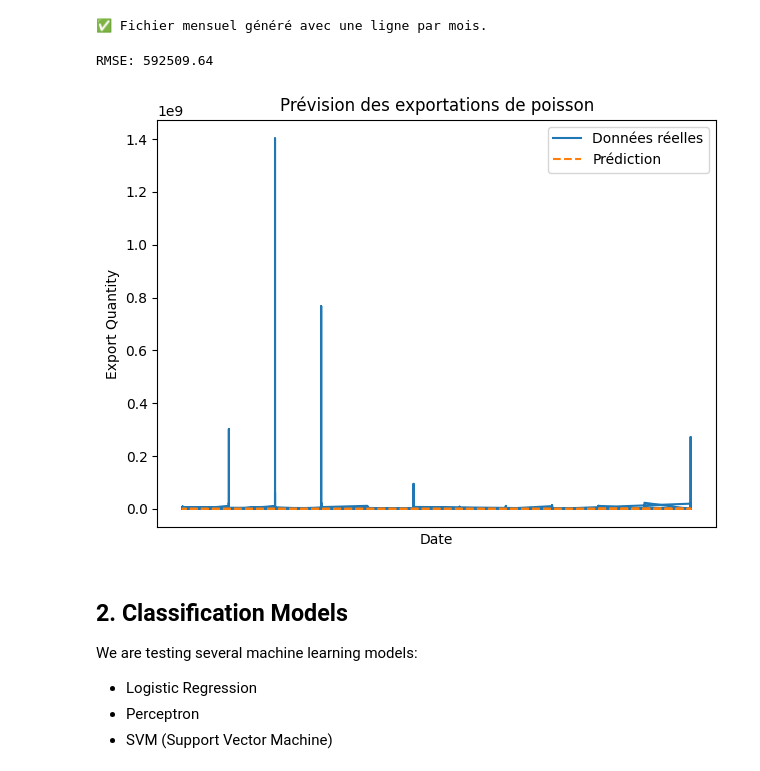
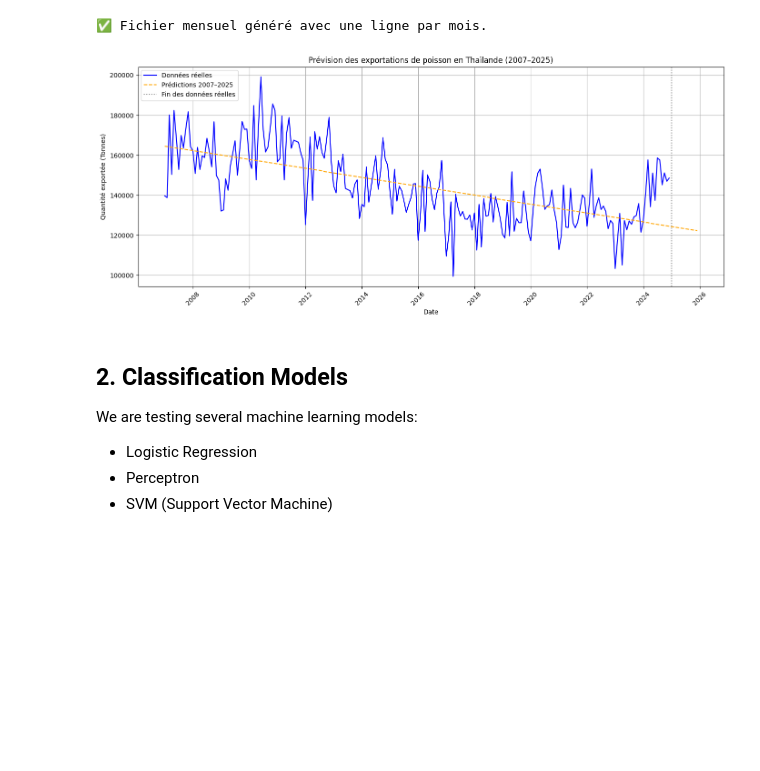
Before and after one commit to Samuel-JULLY/KMUTNB_internship, a Jupyter notebook: Projet.ipynb, the cells around one changed output. Cells and saved outputs as stored; diff of their text form; code cells hidden in the pictures; blank space fills up the shorter version.

Commit message:
Test with Cath dataset

```diff
--- a/Projet.ipynb
+++ b/Projet.ipynb
@@ -120,50 +127,50 @@ print("✅ Fichier mensuel généré avec une ligne par mois.")
 # %%
 import pandas as pd
 from sklearn.linear_model import LinearRegression
 import matplotlib.pyplot as plt
-from sklearn.model_selection import train_test_split
-from sklearn.metrics import mean_squared_error
 import numpy as np
 
 # Charger les données
-df = pd.read_csv("RSLT/import_export_filtre.csv")
+df = pd.read_csv("DATA/Export 2007-2024.csv")
 
-# Convertir la date en valeur numérique (ex: nombre de mois écoulés)
-df['month'] = pd.to_datetime(df['month'])
-df['month_num'] = (df['month'] - df['month'].min()).dt.days // 30
+# Créer une colonne datetime à partir de Year et Month
+df['month'] = pd.to_datetime(df['Year (ค.ศ.)'].astype(str) + '-' + df['Month'].astype(str).str.zfill(2))
 
-# Définir X et y
+# Trier les données par date
+df = df.sort_values('month')
+
+# Créer une variable temporelle numérique
+df['month_num'] = (df['month'] - df['month'].min()) // pd.Timedelta('30D')
+
+# Entraînement sur toutes les données disponibles
 X = df[['month_num']]
-y = df['quantity']
+y = df['Grand Total Quantity (Tons)']
+model = LinearRegression()
+model.fit(X, y)
 
-# Diviser les données
-X_train, X_test, y_train, y_test = train_test_split(X, y, test_size=0.2, shuffle=False)
+# Générer des dates de 2007 à fin 2025
+all_months = pd.date_range(start=df['month'].min(), end="2025-12-01", freq='MS')
+all_month_nums = ((all_months - df['month'].min()) // pd.Timedelta('30D')).astype(int)
+X_all = pd.DataFrame({'month_num': all_month_nums})
 
-# Entraîner le modèle
-model = LinearRegression()
-model.fit(X_train, y_train)
-
-# Prédire
-y_pred = model.predict(X_test)
-
-# Évaluer
-from math import sqrt
-rmse = sqrt(mean_squared_error(y_test, y_pred))
-print(f"RMSE: {rmse:.2f}")
+# Prédictions sur toute la période
+y_all_pred = model.predict(X_all)
 
 # Affichage
-plt.plot(df['month'], y, label="Données réelles")
-plt.plot(df['month'].iloc[y_test.index], y_pred, label="Prédiction", linestyle="--")
+plt.figure(figsize=(14, 6))
+plt.plot(df['month'], y, label="Données réelles", color='blue')
+plt.plot(all_months, y_all_pred, label="Prédictions 2007–2025", linestyle="--", color='orange')
+plt.axvline(x=pd.to_datetime("2024-12-31"), color='grey', linestyle=':', label='Fin des données réelles')
+plt.xlabel("Date")
+plt.ylabel("Quantité exportée (Tonnes)")
+plt.title("Prévision des exportations de poisson en Thaïlande (2007–2025)")
 plt.legend()
-plt.xlabel("Date")
-plt.ylabel("Export Quantity")
-plt.title("Prévision des exportations de poisson")
+plt.grid(True)
 plt.xticks(rotation=45)
 plt.tight_layout()
 plt.show()
 # %% [output]
-RMSE: 592509.64
-[figure, old version]
+[figure, new version]
 # %% [markdown]
 ## 2. Classification Models
 
```
Also changed, not shown: parts of 1 cell of this notebook, 3 other files.
